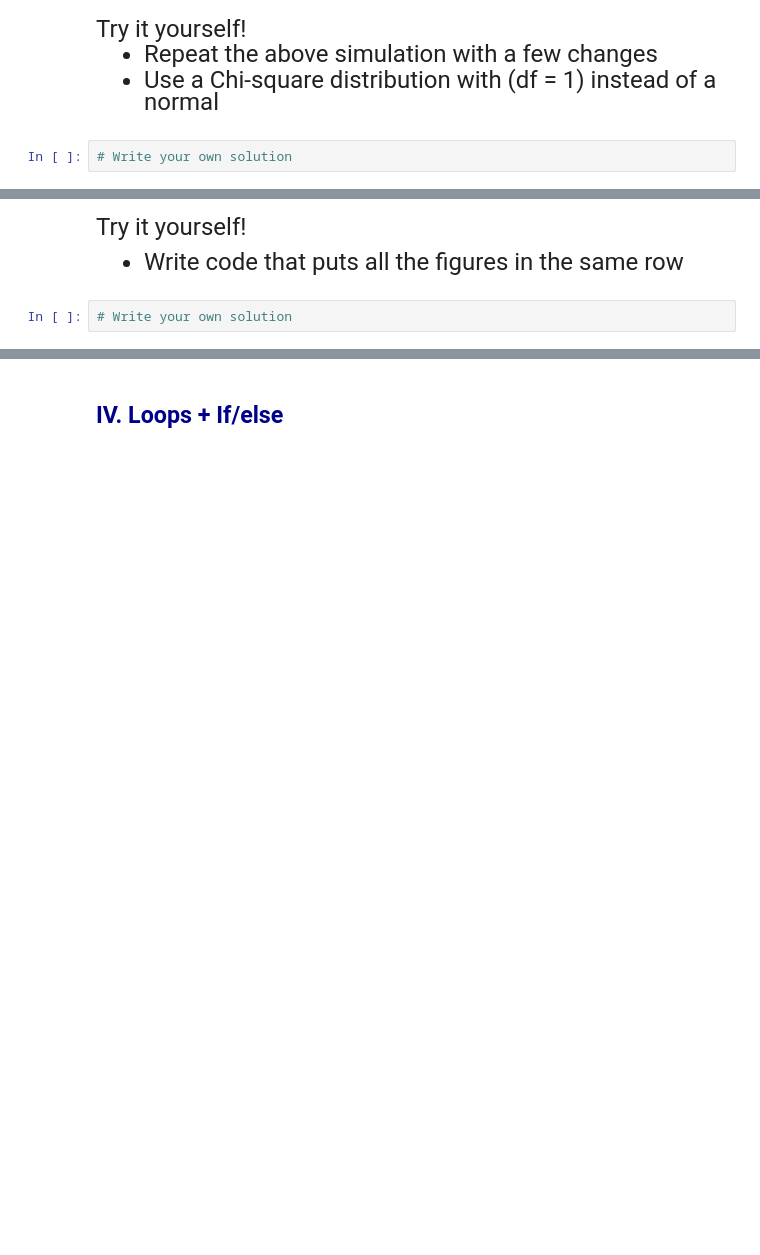
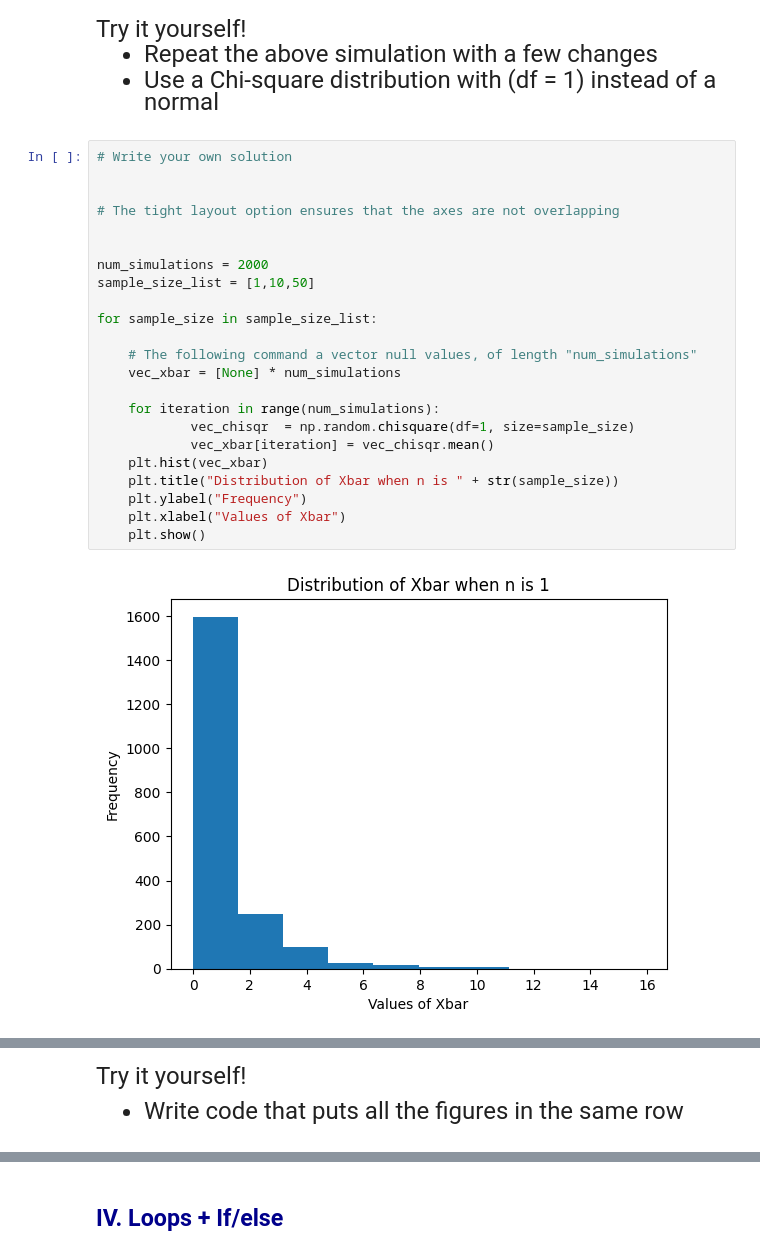
Before and after one commit to alejandrosanchezbecerra/qtm151spring2023, a Jupyter notebook: Lecture 06/Lecture6(personal notes).ipynb, the cells around one changed output, grey strips where cells are left out. Saved outputs shown, nothing was run; the diff lists cells and outputs as text; blank space fills up the shorter version.

```diff
--- a/Lecture 06/Lecture6(personal notes).ipynb
+++ b/Lecture 06/Lecture6(personal notes).ipynb
@@ -235,5 +261,28 @@ Try it yourself!
 
 - Repeat the above simulation with a few changes
 - Use a Chi-square distribution with (df = 1) instead of a normal
-# %%
-# Write your own solution
+# %%
+# Write your own solution
+
+
+# The tight layout option ensures that the axes are not overlapping
+
+
+num_simulations = 2000
+sample_size_list = [1,10,50]
+
+for sample_size in sample_size_list:
+
+    # The following command a vector null values, of length "num_simulations"
+    vec_xbar = [None] * num_simulations
+
+    for iteration in range(num_simulations):
+            vec_chisqr  = np.random.chisquare(df=1, size=sample_size)
+            vec_xbar[iteration] = vec_chisqr.mean()
+    plt.hist(vec_xbar)
+    plt.title("Distribution of Xbar when n is " + str(sample_size))
+    plt.ylabel("Frequency")
+    plt.xlabel("Values of Xbar")
+    plt.show()
+# %% [output]
+[figure, added]
@@ -243,5 +294,3 @@ Try it yourself!
 Try it yourself!
 
 - Write code that puts all the figures in the same row
-# %%
-# Write your own solution
```
Also changed, not shown: parts of 11 cells of this notebook, 1 other file.
